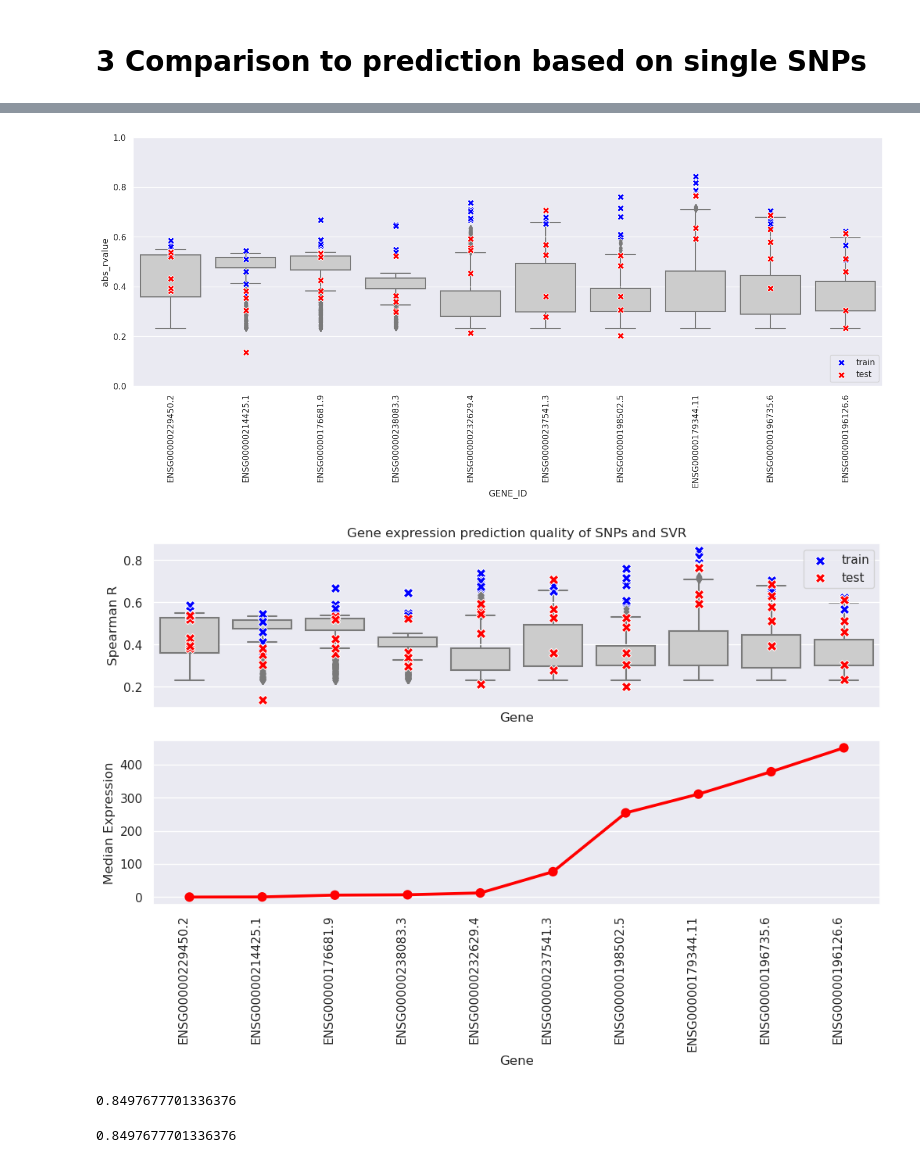
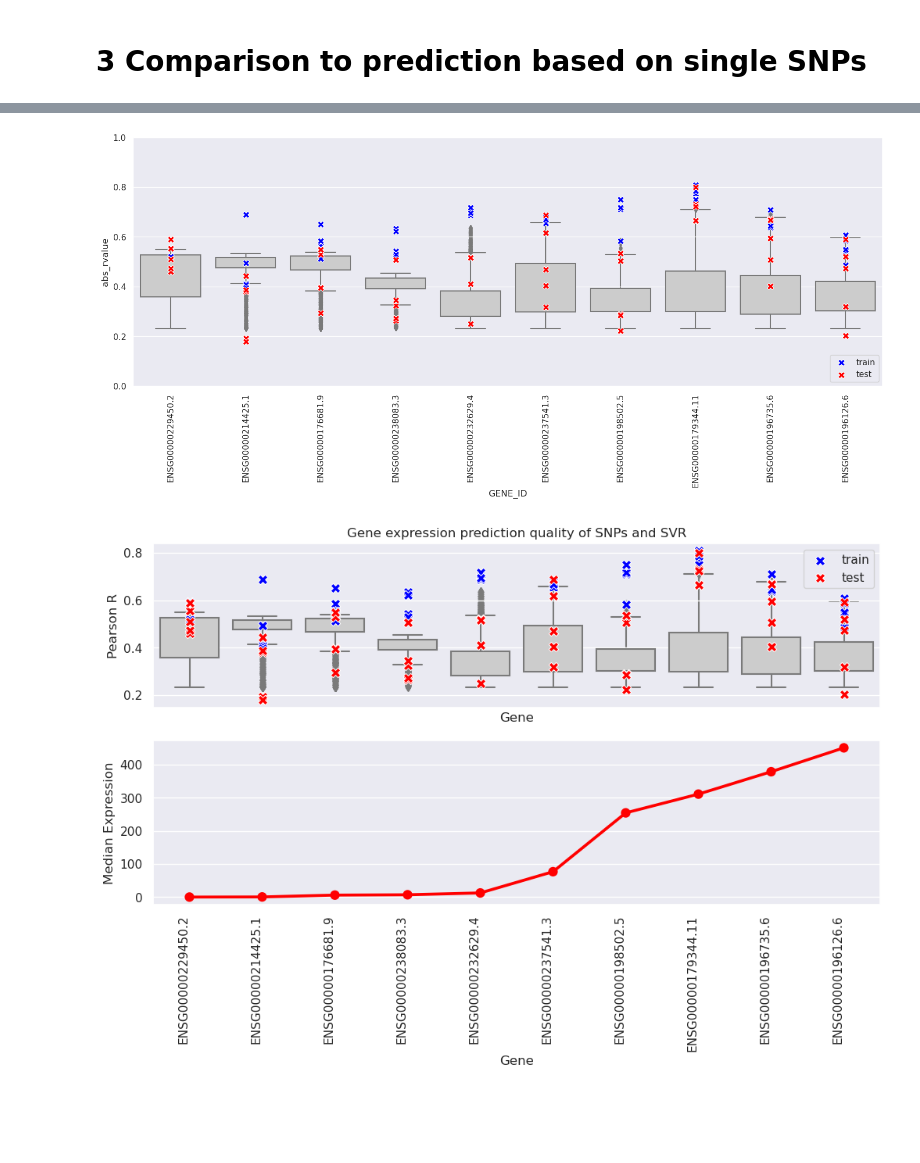
Before and after one commit to SarahOuologuem/lm-eqtl, a Jupyter notebook: expression_prediction_SVR.ipynb, the cells around one changed output, grey strips where cells are left out. Saved outputs shown, nothing was run; the diff lists cells and outputs as text; code cells hidden in the pictures; blank space fills up the shorter version.

Commit message:
figures for the report

```diff
--- a/expression_prediction_SVR.ipynb
+++ b/expression_prediction_SVR.ipynb
@@ -167,3 +175,6 @@ SD: 0.15062981097913633
+# %%
+test_df["method"] = "SVR"
+test_df.to_csv("svr.tsv", sep="\t", index=False)
 # %% [markdown]
 # 3 Comparison to prediction based on single SNPs
 # %%
@@ -221,25 +232,25 @@ plt.xticks(rotation = 90)
 plt.legend(loc='lower right')
 plt.show()
 # %% [output]
-[figure, old version]
+[figure, new version]
 # %%
 fig, (ax1, ax2) = plt.subplots(nrows=2, ncols=1, figsize=(12, 6), sharex=True)
 
 ax1.set_title("Gene expression prediction quality of SNPs and SVR")
 
 sns.boxplot(x = "GENE_ID", y ="abs_rvalue", data=reference, color="0.8", zorder=0, ax=ax1)
 sns.scatterplot(x = "gene_id", y="rvalue", data=train_df, color="blue", s=80, marker="X", zorder=1, label="train", ax=ax1)
 sns.scatterplot(x = "gene_id", y="rvalue", data=test_df, color="red", s=80, marker="X", zorder=2, label="test", ax=ax1)
 # plt.ylim(0.0, 1.0)
 ax1.set_xlabel("Gene")
-ax1.set_ylabel("Spearman R")
+ax1.set_ylabel("Pearson R")
 ax1.set_xticklabels(ax1.get_xticklabels(), rotation=90, horizontalalignment='right')
 
 sns.pointplot(data=median_expr_per_gene, x="Gene_Symbol", y="expression", color="red", ax=ax2)
 ax2.set_ylabel("Median Expression")
 ax2.set_xlabel("Gene")
 ax2.set_xticklabels(ax2.get_xticklabels(), rotation=90, horizontalalignment='right')
 
 plt.show()
 # %% [output]
-[figure, old version]
+[figure, new version]
@@ -250,8 +256,0 @@ expr_pred = [107.8]*10 + [178.8]*10
-# %%
-spearmanr(true_val, expr)[0]
-# %% [output]
-0.8497677701336376
-# %%
-spearmanr(expr_pred, expr)[0]
-# %% [output]
-0.8497677701336376
```
Also changed, not shown: parts of 4 cells of this notebook, 5 other files.
